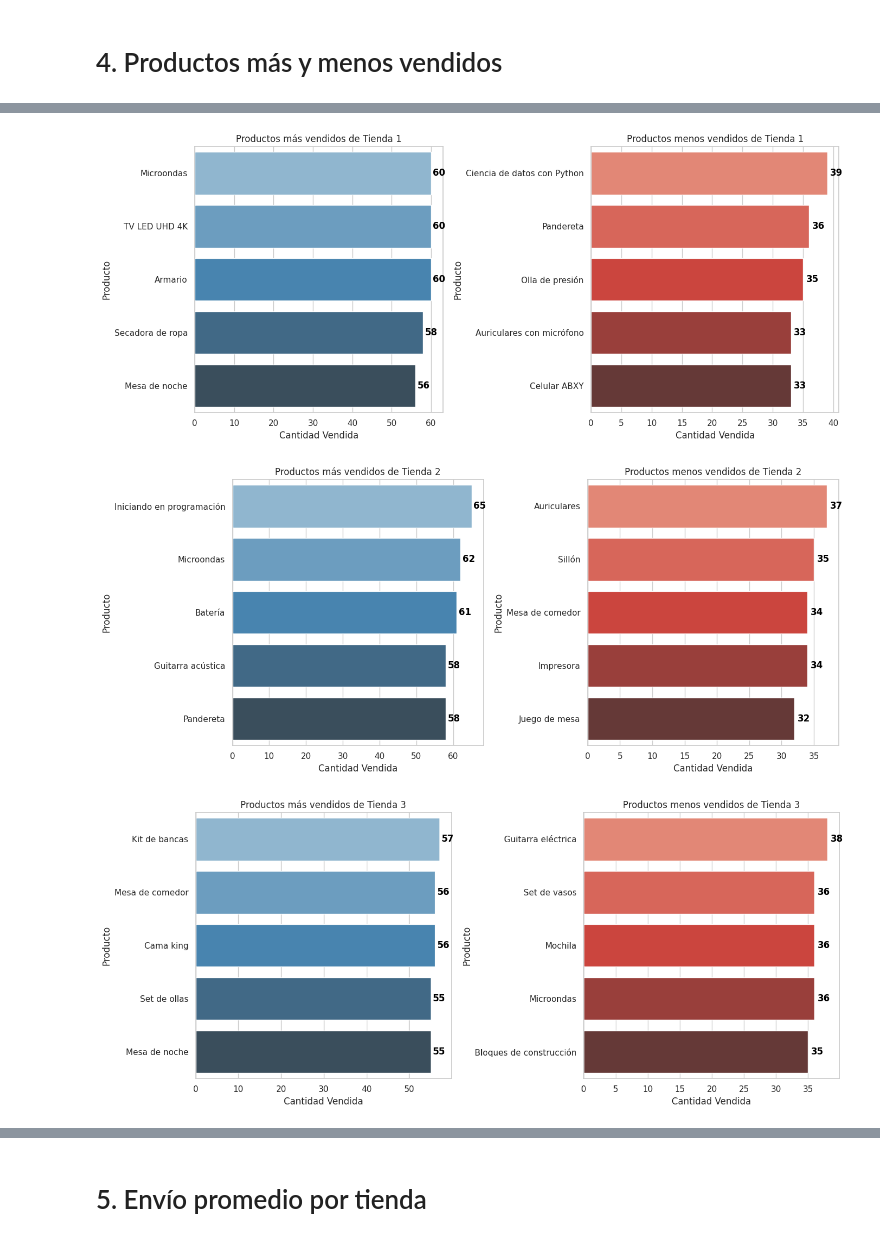
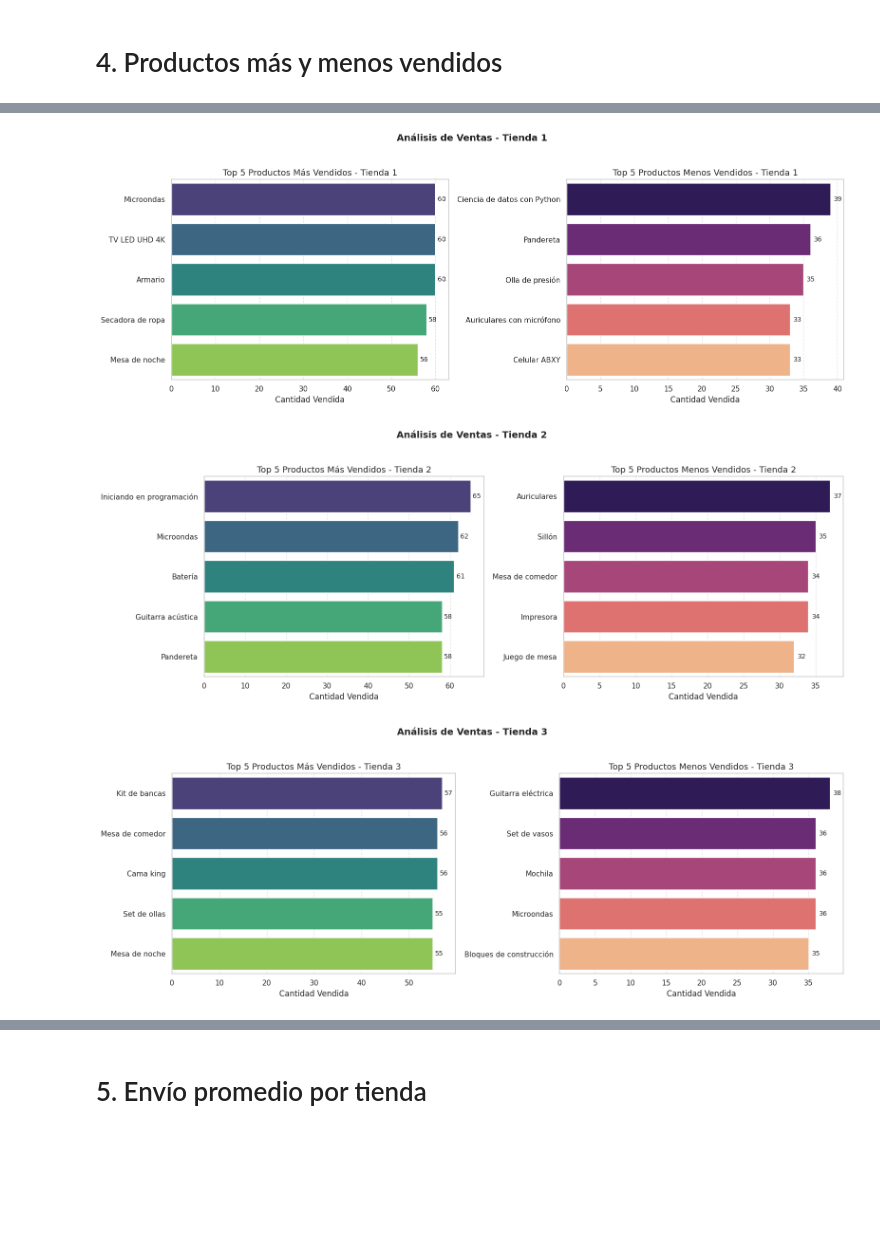
Before and after one commit to AlanGranea/Challenge-Alura-Store, a Jupyter notebook: AluraStoreLatam.ipynb, the cells around one changed output, grey strips where cells are left out. Saved outputs shown, nothing was run; the diff lists cells and outputs as text; code cells hidden in the pictures; blank space fills up the shorter version.

```diff
--- a/AluraStoreLatam.ipynb
+++ b/AluraStoreLatam.ipynb
@@ -27,6 +27,8 @@ tienda.head()
 #1. Análisis de facturación
 # %%
 import matplotlib.pyplot as plt
+import matplotlib.ticker as mtick
+import seaborn as sns
 
 ingreso1 = tienda["Precio"].sum()
 ingreso2 = tienda2["Precio"].sum()
@@ -43,17 +45,22 @@ ingresos = pd.DataFrame({
     "Total": [ingreso1, ingreso2, ingreso3, ingreso4]
 })
 
-plt.style.use("fivethirtyeight")
+sns.set_style("whitegrid")
+sns.set_palette("pastel")
 fig, ax = plt.subplots(figsize=(10, 6))
-barras = ax.bar(ingresos["Tienda"], ingresos["Total"], color="#4C72B0", edgecolor='black')
+barras = ax.bar(ingresos["Tienda"], ingresos["Total"], edgecolor='black')
 
 for barra in barras:
     valor = barra.get_height()
-    ax.text(barra.get_x() + barra.get_width()/2, valor + 0.05 * valor, f"${valor:,.2f}",
-            ha='center', va='bottom', fontsize=10)
+    ax.text(barra.get_x() + barra.get_width()/2, valor + 0.03 * valor,
+            f"${valor:,.2f}", ha='center', va='bottom', fontsize=11)
 
-ax.set_ylabel("Ingreso Total", fontsize=12)
-ax.set_title("Ingresos por Tienda", fontsize=12)
+ax.set_ylabel("Ingreso Total (USD)", fontsize=14)
+ax.set_title("Ingresos por Tienda", fontsize=16, weight='bold')
+ax.yaxis.set_major_formatter(mtick.StrMethodFormatter('${x:,.0f}'))
+ax.tick_params(axis='x', labelsize=12)
+ax.tick_params(axis='y', labelsize=12)
+plt.xticks(rotation=0)
 
 plt.tight_layout()
 plt.show()
@@ -155,6 +162,9 @@ La calificación promedio de la tienda 4 es de 4.00 estrellas
 # %% [markdown]
 # 4. Productos más y menos vendidos
 # %%
+import matplotlib.pyplot as plt
+import seaborn as sns
+
 tiendas = {
     "Tienda 1": tienda,
     "Tienda 2": tienda2,
@@ -166,6 +176,7 @@ productos_top = {}
 productos_fondo = {}
 
 for nombre_tienda, df in tiendas.items():
+    df = df.copy()
     df['Producto'] = df['Producto'].str.strip()
 
     top = df['Producto'].value_counts().head(5)
@@ -174,43 +185,39 @@ for nombre_tienda, df in tiendas.items():
     productos_top[nombre_tienda] = top
     productos_fondo[nombre_tienda] = fondo
 
-    print(f"\nLos productos más vendidos de {nombre_tienda} son:")
+    print(f"\n🟢 Productos más vendidos de {nombre_tienda}:")
     for producto, cantidad in top.items():
-      print(f"Producto: {producto} - Vendidos: {cantidad}")
+        print(f"  - {producto}: {cantidad} vendidos")
 
-    print(f"\nLos productos menos vendidos de {nombre_tienda} son:")
+    print(f"\n🔴 Productos menos vendidos de {nombre_tienda}:")
     for producto, cantidad in fondo.items():
-      print(f"Producto: {producto} - Vendidos: {cantidad}")
-
-import matplotlib.pyplot as plt
-import seaborn as sns
+        print(f"  - {producto}: {cantidad} vendidos")
 
 sns.set(style="whitegrid")
 
-for nombre_tienda, df in tiendas.items():
-    df['Producto'] = df['Producto'].str.strip()
-    top = df['Producto'].value_counts().head(5)
-    fondo = df['Producto'].value_counts().tail(5)
+for nombre_tienda in tiendas:
+    top = productos_top[nombre_tienda]
+    fondo = productos_fondo[nombre_tienda]
 
-    fig, axes = plt.subplots(1, 2, figsize=(14, 6))
+    fig, axes = plt.subplots(1, 2, figsize=(16, 6))
 
-    sns.barplot(x=top.values, y=top.index, ax=axes[0], hue=top.index, palette="Blues_d", legend=False)
-    axes[0].set_title(f"Productos más vendidos de {nombre_tienda}")
+    sns.barplot(x=top.values, y=top.index, hue=top.index, ax=axes[0], palette="viridis", legend=False)
+    axes[0].set_title(f"Top 5 Productos Más Vendidos - {nombre_tienda}", fontsize=13)
     axes[0].set_xlabel('Cantidad Vendida')
-    axes[0].set_ylabel('Producto')
+    axes[0].set_ylabel('')
+    axes[0].grid(axis='x', linestyle='--', alpha=0.5)
+    for i, v in enumerate(top.values):
+        axes[0].text(v + 0.5, i, f"{v}", va='center', ha='left', fontsize=10)
 
-    for i, v in enumerate(top.values):
-        axes[0].text(v + 0.5, i, str(v), va='center', ha='left', color='black', fontweight='bold')
+    sns.barplot(x=fondo.values, y=fondo.index, hue=fondo.index, ax=axes[1], palette="magma", legend=False)
+    axes[1].set_title(f"Top 5 Productos Menos Vendidos - {nombre_tienda}", fontsize=13)
+    axes[1].set_xlabel('Cantidad Vendida')
+    axes[1].set_ylabel('')
+    axes[1].grid(axis='x', linestyle='--', alpha=0.5)
+    for i, v in enumerate(fondo.values):
+        axes[1].text(v + 0.5, i, f"{v}", va='center', ha='left', fontsize=10)
 
-    sns.barplot(x=fondo.values, y=fondo.index, ax=axes[1], hue=fondo.index, palette="Reds_d", legend=False)
-    axes[1].set_title(f"Productos menos vendidos de {nombre_tienda}")
-    axes[1].set_xlabel('Cantidad Vendida')
-    axes[1].set_ylabel('Producto')
-
-    for i, v in enumerate(fondo.values):
-        axes[1].text(v + 0.5, i, str(v), va='center', ha='left', color='black', fontweight='bold')
-
-    plt.tight_layout()
-
+    plt.suptitle(f"Análisis de Ventas - {nombre_tienda}", fontsize=14, fontweight='bold')
+    plt.tight_layout(rect=[0, 0, 1, 0.95])
     plt.show()
 # %% [output]
@@ -234,3 +241,3 @@ Producto: Guitarra eléctrica - Vendidos: 33
-[figure, old version]
+[figure, new version]
-[figure, old version]
+[figure, new version]
-[figure, old version]
+[figure, new version]
```
Also changed, not shown: parts of 6 cells of this notebook.
